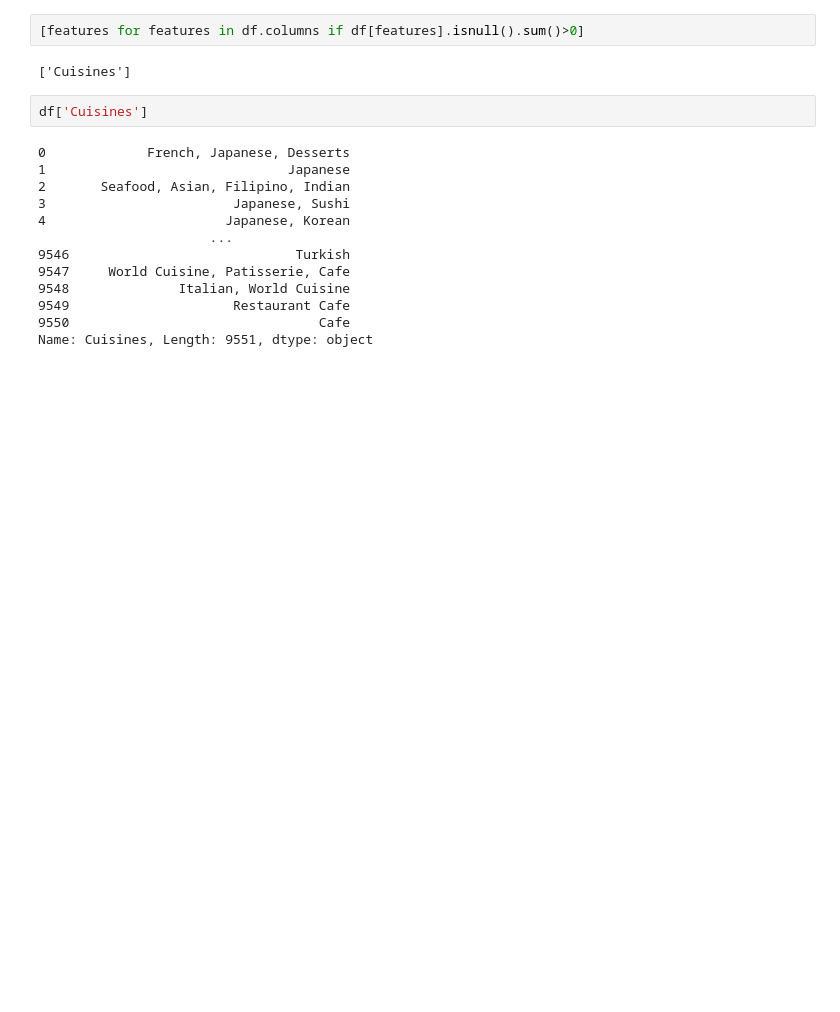
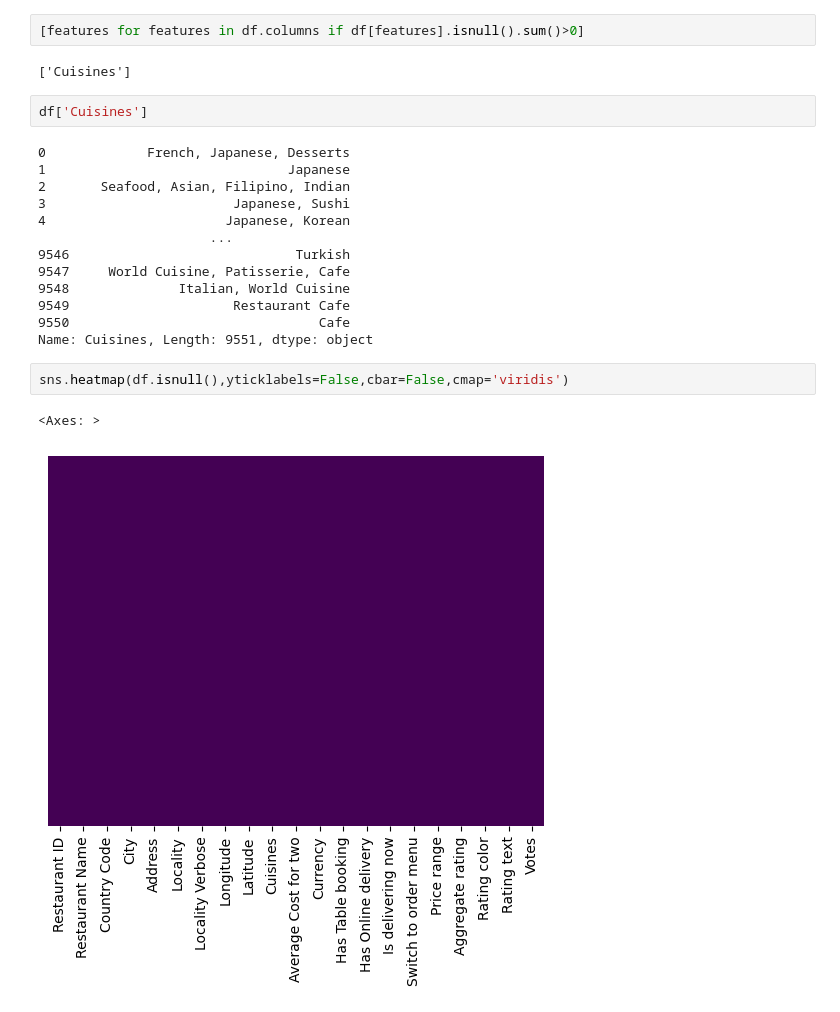
Before and after one commit to gagannarang18/EDA, a Jupyter notebook: ZOMATO.ipynb, the cells around one changed output. Cells and saved outputs as stored; diff of their text form; blank space fills up the shorter version.

```diff
--- a/ZOMATO.ipynb
+++ b/ZOMATO.ipynb
@@ -95,3 +95,8 @@ df['Cuisines']
 9549                     Restaurant Cafe
 9550                                Cafe
 Name: Cuisines, Length: 9551, dtype: object
+# %%
+sns.heatmap(df.isnull(),yticklabels=False,cbar=False,cmap='viridis')
+# %% [output]
+<Axes: >
+[figure, added]
```
Also changed, not shown: parts of 3 cells of this notebook.
